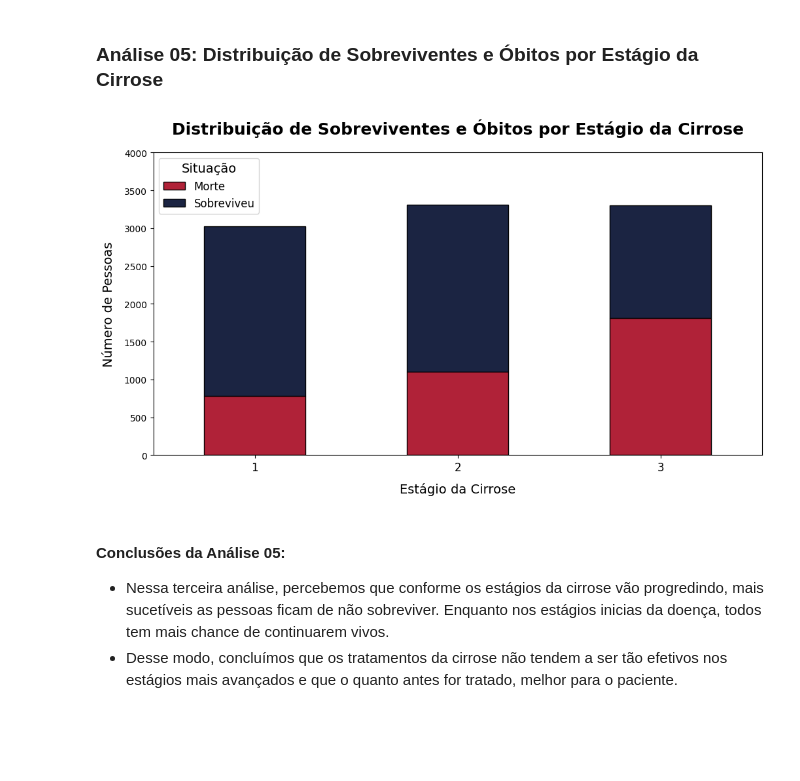
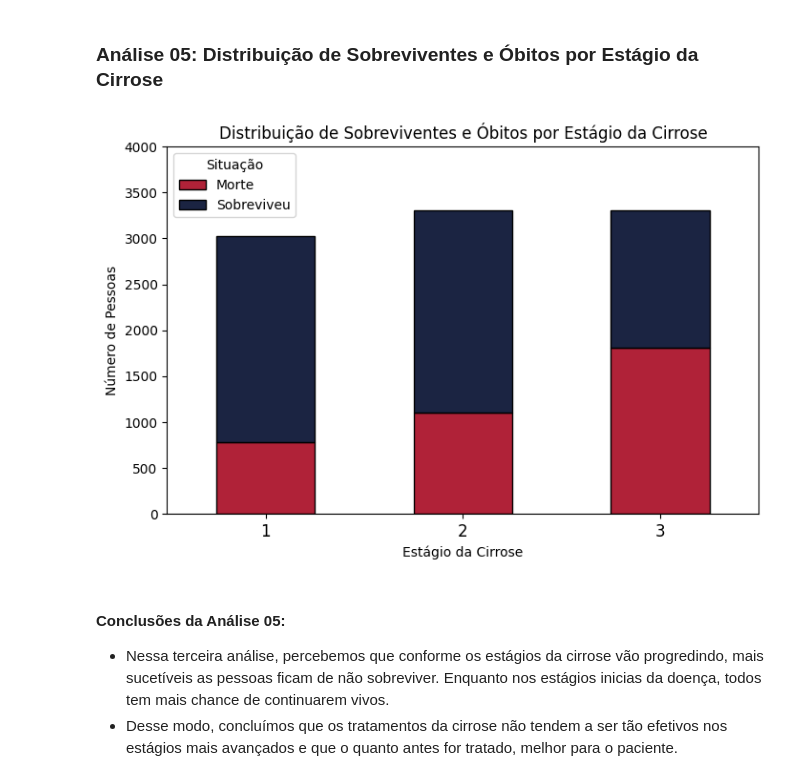
Before and after one commit to rodrigo0567/Cirrosifier-TRAINEES1, a Jupyter notebook: notebooks/eda_categoricos.ipynb, the cells around one changed output. Cells and saved outputs as stored; diff of their text form; code cells hidden in the pictures; blank space fills up the shorter version.

```diff
--- a/notebooks/eda_categoricos.ipynb
+++ b/notebooks/eda_categoricos.ipynb
@@ -199,23 +198,22 @@ plt.show()
 # %%
 # Filtrando e agrupando o DataFrame para remover as entradas com 'Transplante'
 df_filtrado = df_cirrose[df_cirrose['Situação'] != 'Transplante']
 contagem = df_filtrado.groupby(['Estágio', 'Situação']).size().unstack()
 
-fig, ax = plt.subplots(figsize=(12, 6))
+fig, ax = plt.subplots(figsize=(8, 5))
 colors = ['#b02238', '#1b2442']
 
 contagem.plot(kind='bar', ax=ax, stacked=True, color=colors, edgecolor='black')
-plt.xlabel('Estágio da Cirrose', fontsize=14, labelpad=10)
-plt.ylabel('Número de Pessoas', fontsize=14, labelpad=10)
-plt.title('Distribuição de Sobreviventes e Óbitos por Estágio da Cirrose', fontsize=18, fontweight='bold', pad=20)
-legend_labels = ['Morte', 'Sobreviveu']
-plt.legend(legend_labels, fontsize=12, title='Situação', title_fontsize=14)
+plt.xlabel('Estágio da Cirrose')
+plt.ylabel('Número de Pessoas')
+plt.title('Distribuição de Sobreviventes e Óbitos por Estágio da Cirrose')
+plt.legend(title='Situação', labels=['Morte', 'Sobreviveu'])
 ax.set_ylim(0, 4000)
 ax.set_xticklabels(ax.get_xticklabels(), rotation=0, ha='center', fontsize=12)
 
 plt.show()
 # %% [output]
-[figure, old version]
+[figure, new version]
 # %% [markdown]
 #### Conclusões da Análise 05:
 * Nessa terceira análise, percebemos que conforme os estágios da cirrose vão progredindo, mais sucetíveis as pessoas ficam de não sobreviver. Enquanto nos estágios inicias da doença, todos tem mais chance de continuarem vivos.
```
Also changed, not shown: parts of 3 cells of this notebook.
